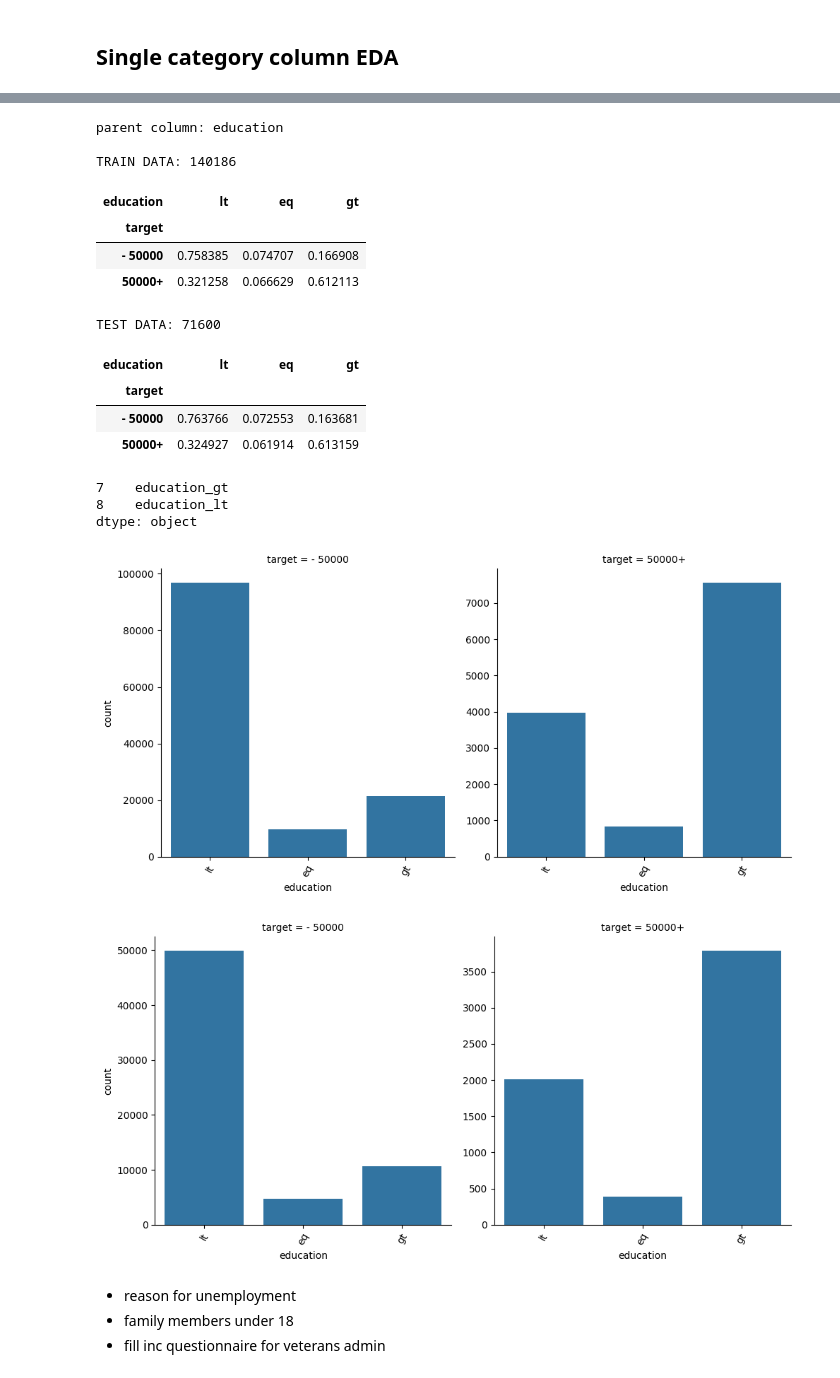
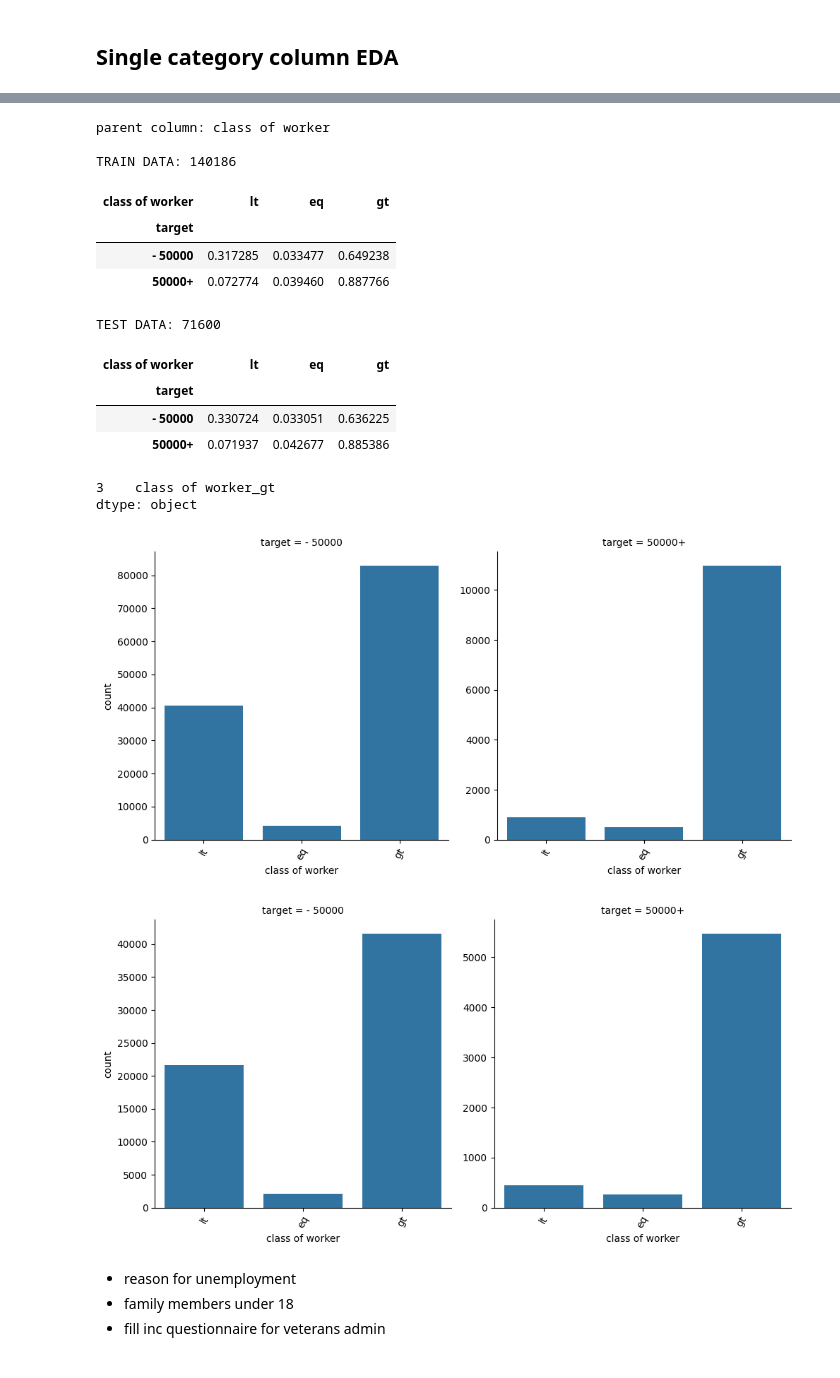
Before and after one commit to devBorbot/census_income, a Jupyter notebook: census_income.ipynb, the cells around one changed output, grey strips where cells are left out. Saved outputs shown, nothing was run; the diff lists cells and outputs as text; code cells hidden in the pictures.

```diff
--- a/census_income.ipynb
+++ b/census_income.ipynb
@@ -624,51 +624,50 @@ pd.Series(cols)
 12    detailed household summary in household
 dtype: object
 # %%
-n=3
+n=0
 for col in cols[n:n+1]:
     print(f"parent column: {col}\n")
     ct = categorical_target_eda(dataframe=df_train1, column=col, plot=False)
     s = ct["50000+"] - ct["- 50000"]
 
     remap = {}
     threshold = 0.01
     for category, value in zip(s.index, s):
         if value > threshold:
             remap[category] = "gt"
         elif value < -threshold:
             remap[category] = "lt"
         else:
             remap[category] = "eq"
 
     df_train_remap = remap_cat_column(dataframe=df_train1, column=col, remap=remap)
     ct = categorical_target_eda(dataframe=df_train_remap, column=col, order=["lt", "eq", "gt"], plot=True)
     print(f"TRAIN DATA: {df_train1.shape[0]}")
     display(ct.T.loc[:, ["lt", "eq", "gt"]])
 
     df_test_remap = remap_cat_column(dataframe=df_test1, column=col, remap=remap)
     ct = categorical_target_eda(dataframe=df_test_remap, column=col, order=["lt", "eq", "gt"], plot=True)
     print(f"\nTEST DATA: {df_test1.shape[0]}")
     display(ct.T.loc[:, ["lt", "eq", "gt"]])
 
     print(selected_features_series[selected_features_series.str.contains(col)])
 # %% [output]
-parent column: education
+parent column: class of worker
 
 TRAIN DATA: 140186
-| education | lt | eq | gt |
+| class of worker | lt | eq | gt |
 | target |  |  |  |
-| - 50000 | 0.758385 | 0.074707 | 0.166908 |
-| 50000+ | 0.321258 | 0.066629 | 0.612113 |
+| - 50000 | 0.317285 | 0.033477 | 0.649238 |
+| 50000+ | 0.072774 | 0.039460 | 0.887766 |
 TEST DATA: 71600
-| education | lt | eq | gt |
+| class of worker | lt | eq | gt |
 | target |  |  |  |
-| - 50000 | 0.763766 | 0.072553 | 0.163681 |
-| 50000+ | 0.324927 | 0.061914 | 0.613159 |
+| - 50000 | 0.330724 | 0.033051 | 0.636225 |
+| 50000+ | 0.071937 | 0.042677 | 0.885386 |
-7    education_gt
-8    education_lt
+3    class of worker_gt
 dtype: object
-[figure, old version]
+[figure, new version]
-[figure, old version]
+[figure, new version]
 # %% [markdown]
 - reason for unemployment
 - family members under 18
```
Also changed, not shown: parts of 5 cells of this notebook.
